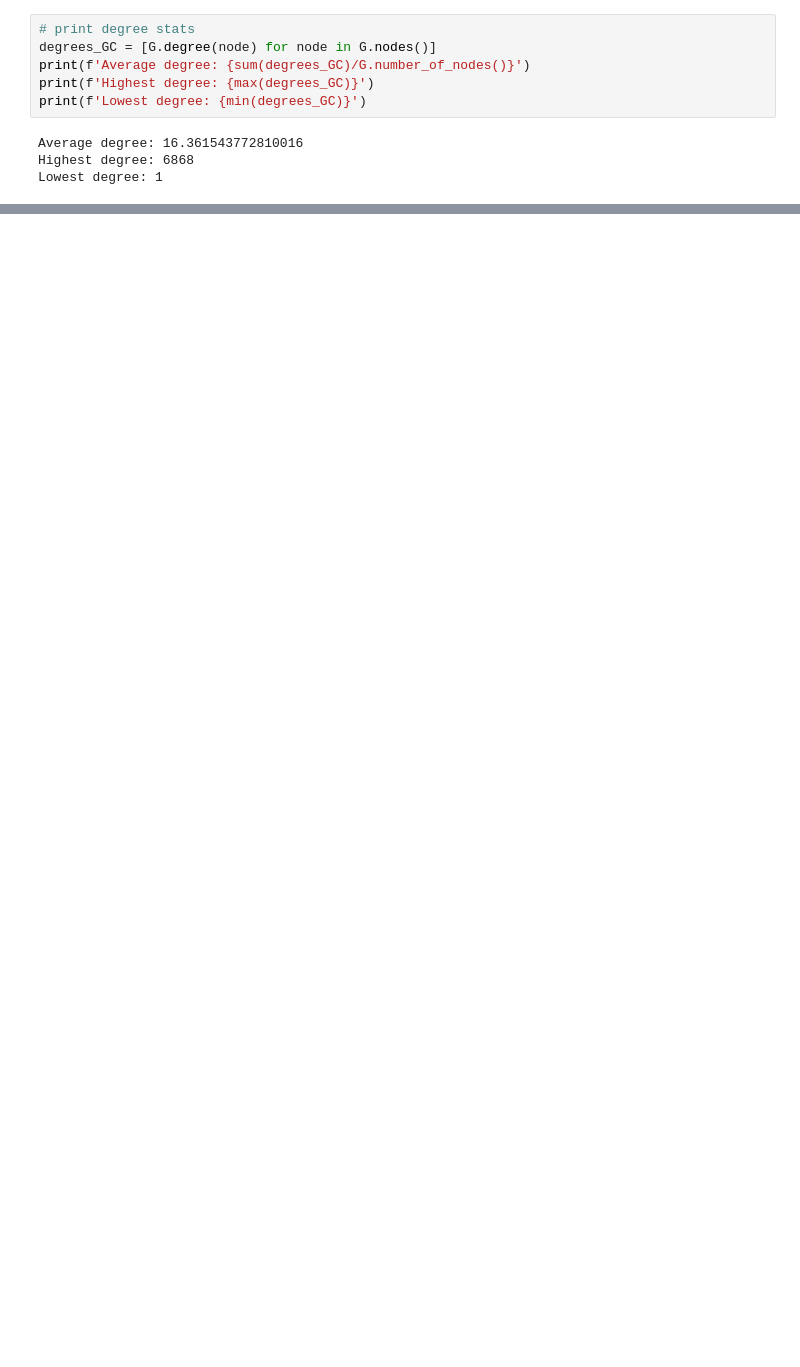
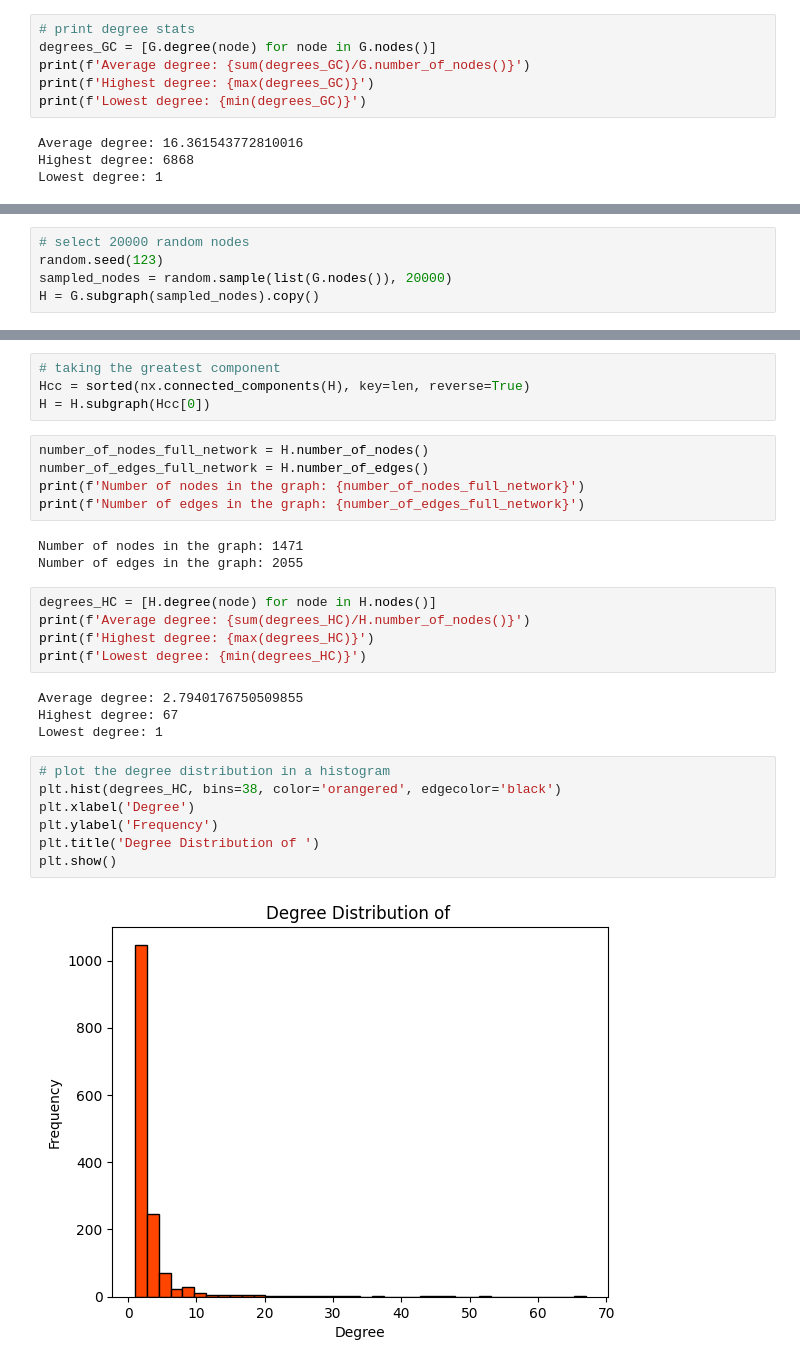
Before and after one commit to Cerlog/02807-project, a Jupyter notebook: Yelp_project_graph.ipynb, the cells around one changed output, grey strips where cells are left out. Drawn from its saved outputs; the diff is of its cells as text; blank space fills up the shorter version.

Commit message:
Graph stuff

```diff
--- a/Yelp_project_graph.ipynb
+++ b/Yelp_project_graph.ipynb
@@ -93,0 +117,5 @@ Lowest degree: 1
+# %%
+# select 20000 random nodes
+random.seed(123)
+sampled_nodes = random.sample(list(G.nodes()), 20000)
+H = G.subgraph(sampled_nodes).copy()
@@ -93,0 +130,30 @@ Lowest degree: 1
+# %%
+# taking the greatest component
+Hcc = sorted(nx.connected_components(H), key=len, reverse=True)
+H = H.subgraph(Hcc[0])
+# %%
+number_of_nodes_full_network = H.number_of_nodes()
+number_of_edges_full_network = H.number_of_edges()
+print(f'Number of nodes in the graph: {number_of_nodes_full_network}')
+print(f'Number of edges in the graph: {number_of_edges_full_network}')
+# %% [output]
+Number of nodes in the graph: 1471
+Number of edges in the graph: 2055
+# %%
+degrees_HC = [H.degree(node) for node in H.nodes()]
+print(f'Average degree: {sum(degrees_HC)/H.number_of_nodes()}')
+print(f'Highest degree: {max(degrees_HC)}')
+print(f'Lowest degree: {min(degrees_HC)}')
+# %% [output]
+Average degree: 2.7940176750509855
+Highest degree: 67
+Lowest degree: 1
+# %%
+# plot the degree distribution in a histogram
+plt.hist(degrees_HC, bins=38, color='orangered', edgecolor='black')
+plt.xlabel('Degree')
+plt.ylabel('Frequency')
+plt.title('Degree Distribution of ')
+plt.show()
+# %% [output]
+[figure, added]
```
Also changed, not shown: parts of 38 cells of this notebook, 2 other files.
